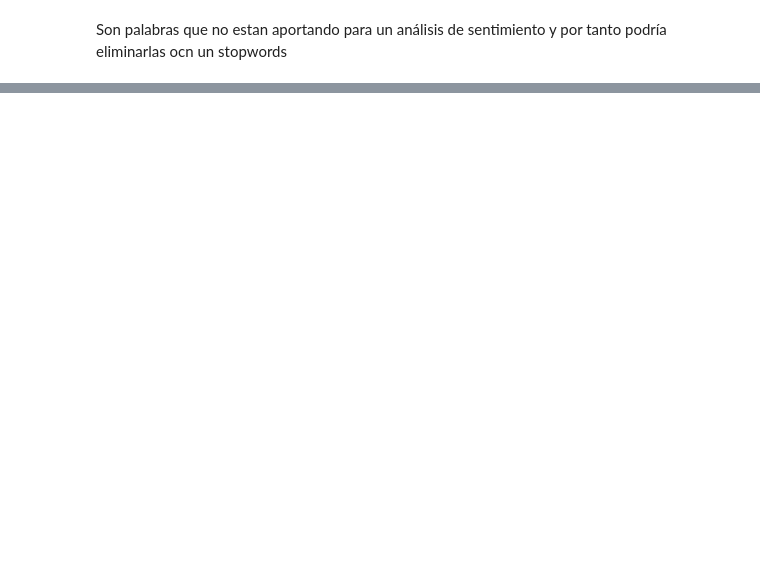
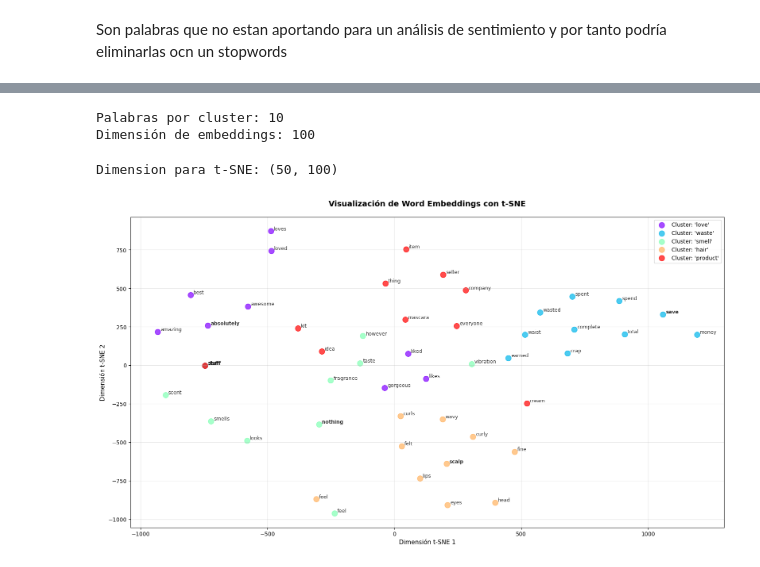
Before and after one commit to mariaeugenia-alvarez/nlp-searching, a Jupyter notebook: Project/1-Carga y exploracion.ipynb, the cells around one changed output, grey strips where cells are left out. Drawn from its saved outputs; the diff is of its cells as text; code cells hidden in the pictures; blank space fills up the shorter version.

```diff
--- a/Project/1-Carga y exploracion.ipynb
+++ b/Project/1-Carga y exploracion.ipynb
@@ -438,0 +464,75 @@ print(f"DataFrame guardado: {len(df)} reviews")
+# %%
+# Aplanar embeddings para t-SNE
+embedding_clusters_array = np.array(embedding_clusters)
+n_words_per_cluster = embedding_clusters_array.shape[1]
+embedding_dim = embedding_clusters_array.shape[2]
+
+print(f"Palabras por cluster: {n_words_per_cluster}")
+print(f"Dimensión de embeddings: {embedding_dim}")
+# %% [output]
+Palabras por cluster: 10
+Dimensión de embeddings: 100
+# %%
+# Reshape: (n_clusters, n_words, embedding_dim) -> (n_clusters * n_words, embedding_dim)
+embeddings_flat = embedding_clusters_array.reshape(
+    len(embedding_clusters) * n_words_per_cluster,
+    embedding_dim
+)
+print(f"Dimension para t-SNE: {embeddings_flat.shape}")
+# %% [output]
+Dimension para t-SNE: (50, 100)
+# %%
+tsne_model_2d = TSNE(n_components=2,perplexity=15,init='pca',max_iter=3500,random_state=32,verbose=0)
+# %%
+embeddings_2d = tsne_model_2d.fit_transform(embeddings_flat)
+# %%
+# Reshape de vuelta: (n_clusters * n_words, 2) -> (n_clusters, n_words, 2)
+embeddings_2d_clustered = embeddings_2d.reshape(len(embedding_clusters), n_words_per_cluster, 2)
+# %%
+# Visualizar
+fig, ax = plt.subplots(figsize=(16, 9))
+
+# Colores para cada cluster
+colors = plt.cm.rainbow(np.linspace(0, 1, len(embedding_clusters)))
+
+# Plotear cada cluster
+for idx, (word_cluster, embedding_cluster, color) in enumerate(
+    zip(word_clusters, embeddings_2d_clustered, colors)
+):
+    # Extraer coordenadas x, y
+    x_coords = embedding_cluster[:, 0]
+    y_coords = embedding_cluster[:, 1]
+
+    # Plotear puntos
+    ax.scatter(
+        x_coords,
+        y_coords,
+        c=[color],
+        alpha=0.7,
+        s=100,
+        label=f"Cluster: '{keys[idx]}'"
+    )
+
+    # Agregar etiquetas de texto
+    for i, word in enumerate(word_cluster):
+        ax.annotate(
+            word,
+            xy=(x_coords[i], y_coords[i]),
+            xytext=(5, 2),
+            textcoords='offset points',
+            fontsize=9,
+            alpha=0.8,
+            weight='bold' if i == 0 else 'normal'  # Palabra semilla en negrita
+        )
+
+ax.set_title('Visualización de Word Embeddings con t-SNE',
+             fontsize=14, fontweight='bold', pad=20)
+ax.set_xlabel('Dimensión t-SNE 1', fontsize=11)
+ax.set_ylabel('Dimensión t-SNE 2', fontsize=11)
+ax.legend(loc='best', fontsize=10)
+ax.grid(True, alpha=0.3)
+
+plt.tight_layout()
+plt.show()
+# %% [output]
+[figure, added]
```
Also changed, not shown: parts of 53 cells of this notebook, 2 other files.
